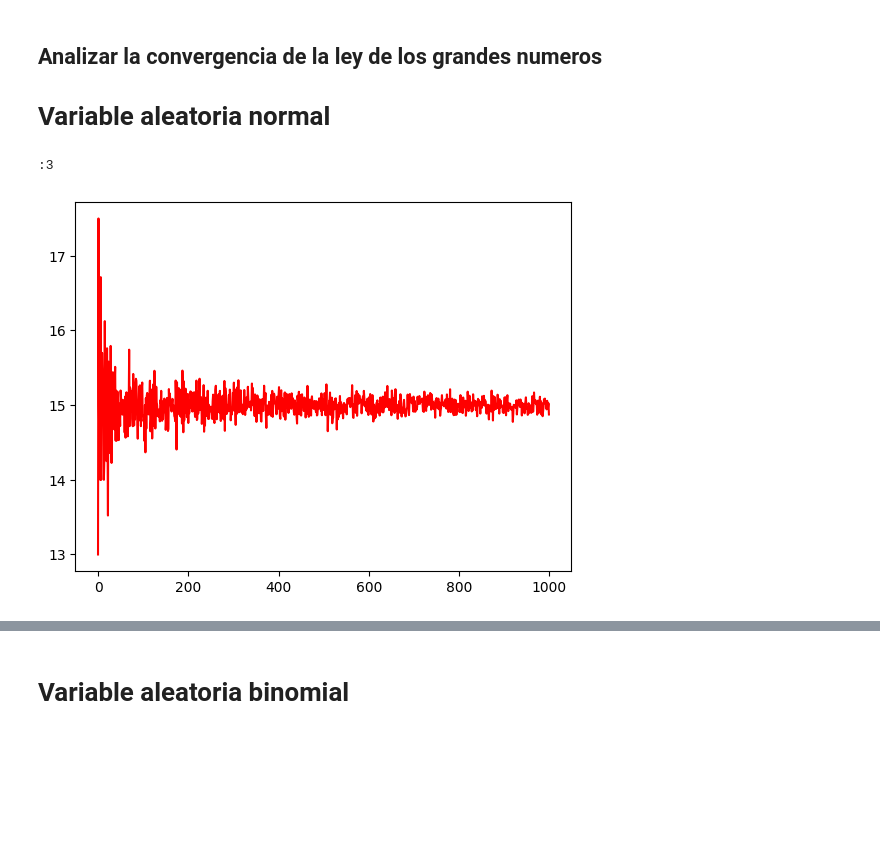
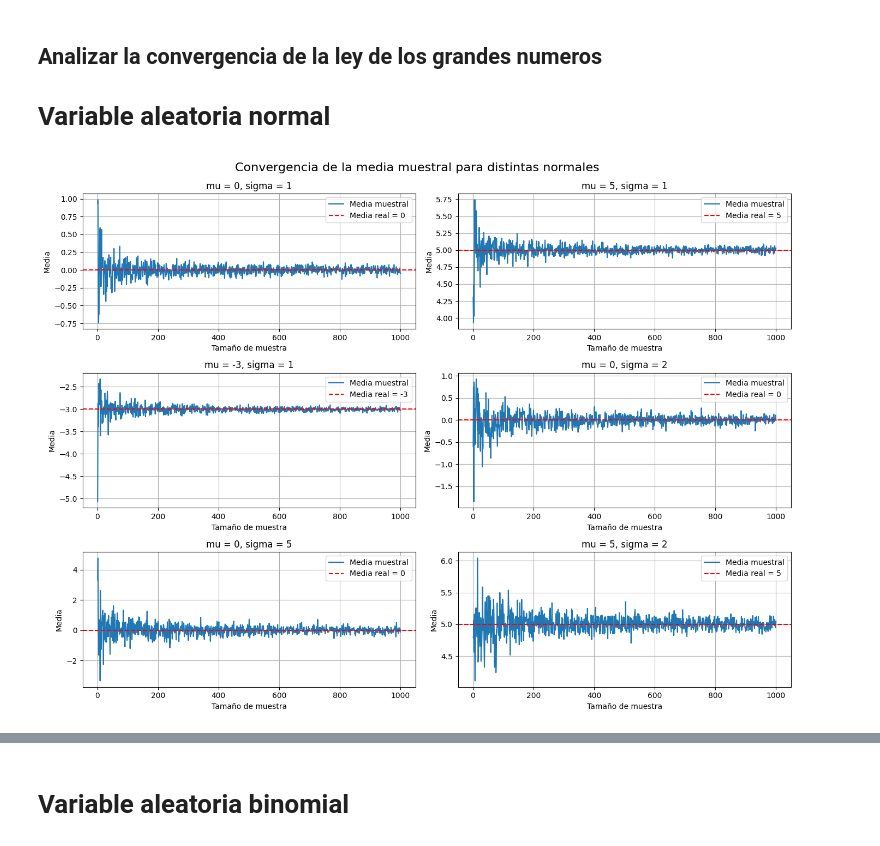
Before and after one commit to andrescalderonr/Informde-de-PRYE, a Jupyter notebook: Taller distribuciones PRYE.ipynb, the cells around one changed output, grey strips where cells are left out. Drawn from its saved outputs; the diff is of its cells as text; code cells hidden in the pictures; blank space fills up the shorter version.

```diff
--- a/Taller distribuciones PRYE.ipynb
+++ b/Taller distribuciones PRYE.ipynb
@@ -3,28 +3,41 @@
 
 # Variable aleatoria normal
 # %%
-import math
 import numpy as np
-import scipy as sp
 import matplotlib.pyplot as plt
 
+n_muestras = 1000
+pasos = range(1, n_muestras + 1)
 
-n_muestras = 1000
-p1 = 0.5
-p2 = 0.15
-n1 = 10
-n2 = 100
+# Combinaciones de media y desviación estándar
+parametros = [
+    (0, 1),
+    (5, 1),
+    (-3, 1),
+    (0, 2),
+    (0, 5),
+    (5, 2)
+]
 
-medias_binomial_1 = []
-medias_binomial_2 = []
-for i in range(n_muestras):
-  # Agrega la media de una muestra aleatoría de tamaño t_muestra.
-  medias_binomial_1.append(np.mean(np.random.hypergeometric(30, 70, 50, i+1)))
-  medias_binomial_2.append(np.mean(np.random.binomial(n2, p2, i+1)))
+plt.figure(figsize=(14, 10))
+for i, (mu, sigma) in enumerate(parametros, 1):
+    medias_muestrales = []
+    for n in pasos:
+        muestra = np.random.normal(mu, sigma, n)
+        media_muestral = np.mean(muestra)
+        medias_muestrales.append(media_muestral)
 
-plt.plot(medias_binomial_1, "r")
-# plt.plot(medias_binomial_2, "g")
-print(":3")
+    plt.subplot(3, 2, i)
+    plt.plot(pasos, medias_muestrales, label=f"Media muestral")
+    plt.axhline(mu, color='red', linestyle='--', label=f"Media real = {mu}")
+    plt.title(f"mu = {mu}, sigma = {sigma}")
+    plt.xlabel("Tamaño de muestra")
+    plt.ylabel("Media")
+    plt.grid(True)
+    plt.legend()
+
+plt.tight_layout()
+plt.suptitle("Convergencia de la media muestral para distintas normales", fontsize=16, y=1.02)
+plt.show()
 # %% [output]
-:3
-[figure, old version]
+[figure, new version]
```
Also changed, not shown: parts of 5 cells of this notebook.
